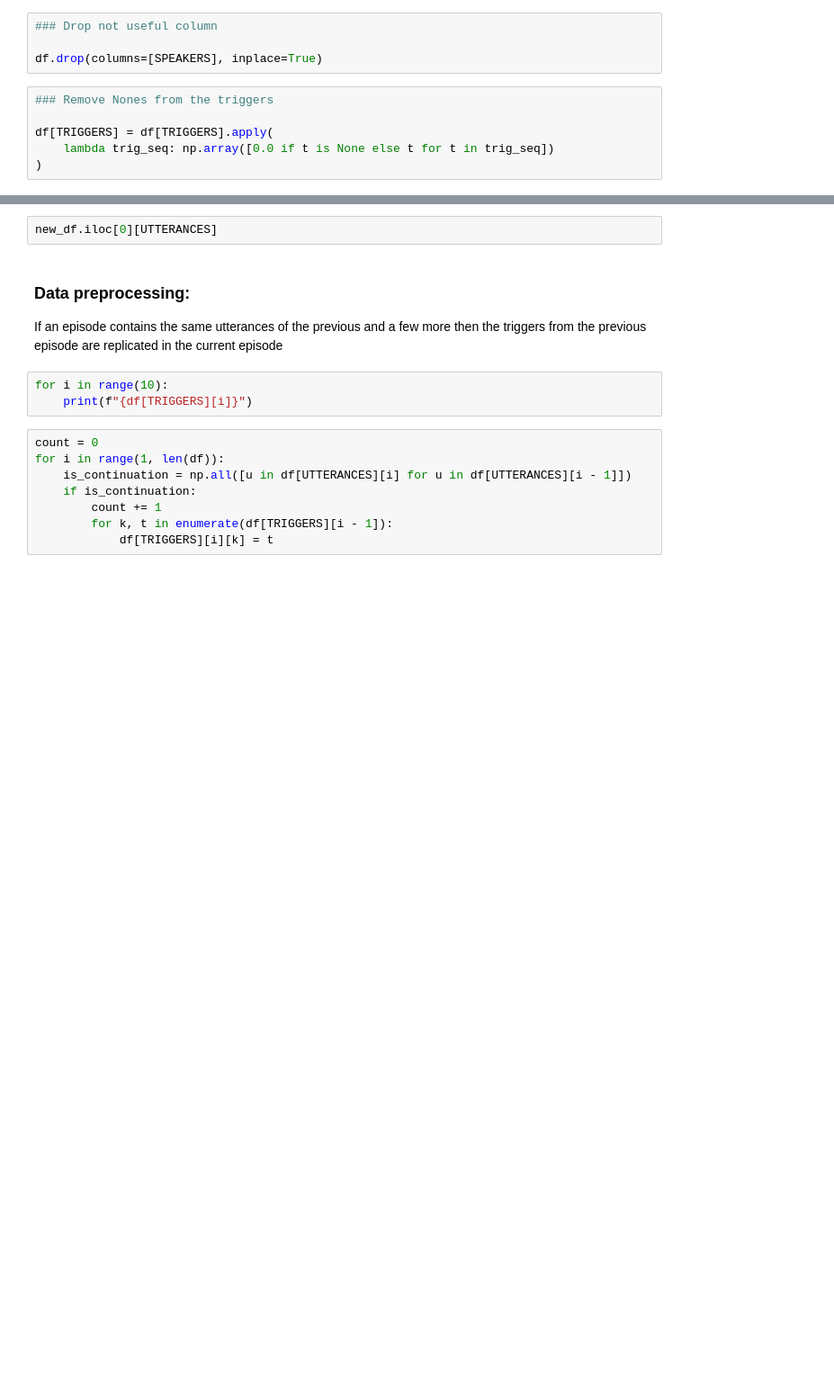
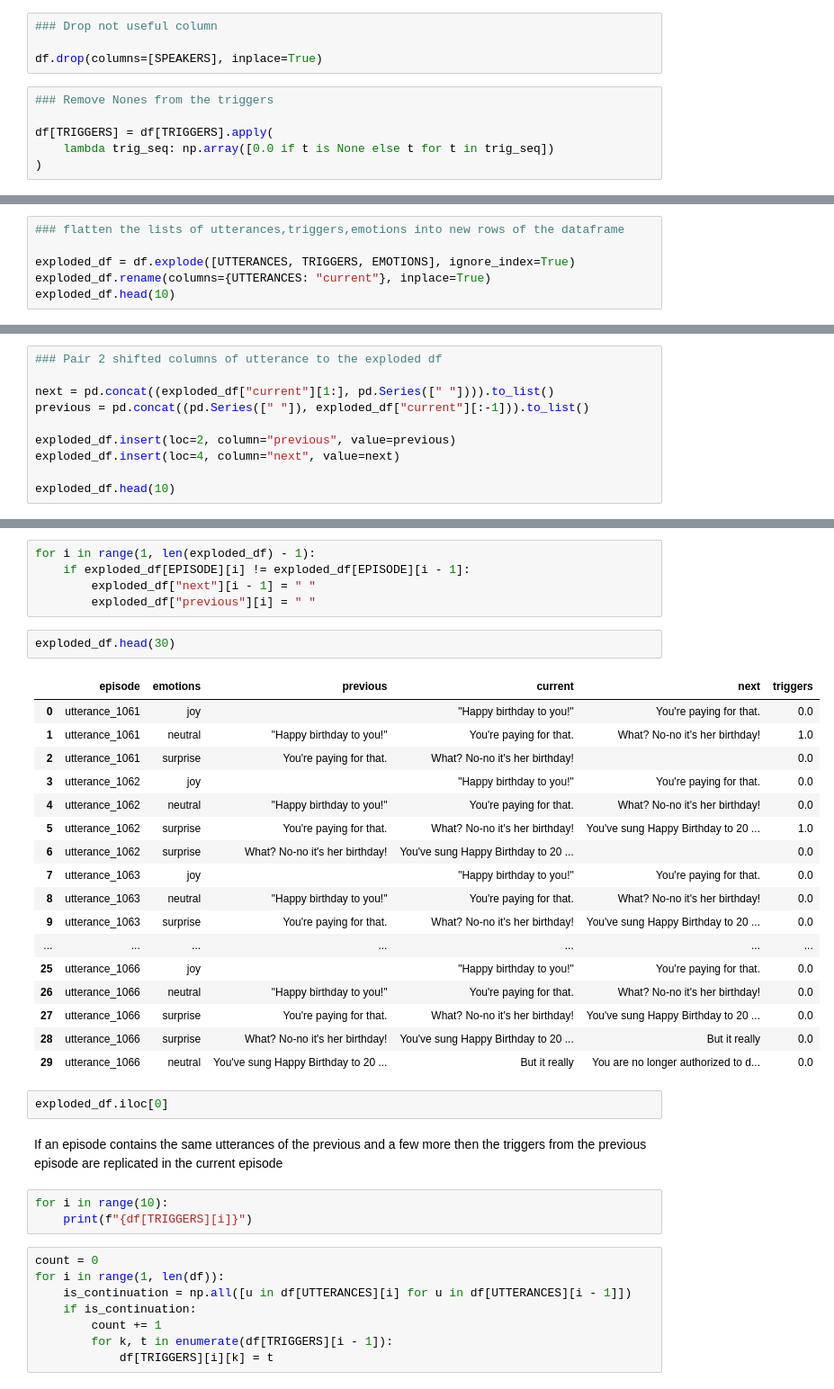
Before and after one commit to LeonardoM999/NLP-project, a Jupyter notebook: project.ipynb, the cells around one changed output, grey strips where cells are left out. Shown at 90% size. Drawn from its saved outputs; the diff is of its cells as text; blank space fills up the shorter version.

Commit message:
df explosion with empty utterances where needed

```diff
--- a/project.ipynb
+++ b/project.ipynb
@@ -91,0 +129,6 @@ new_df.head(10)
+# %%
+### flatten the lists of utterances,triggers,emotions into new rows of the dataframe
+
+exploded_df = df.explode([UTTERANCES, TRIGGERS, EMOTIONS], ignore_index=True)
+exploded_df.rename(columns={UTTERANCES: "current"}, inplace=True)
+exploded_df.head(10)
@@ -91,0 +147,10 @@ new_df.head(10)
+# %%
+### Pair 2 shifted columns of utterance to the exploded df
+
+next = pd.concat((exploded_df["current"][1:], pd.Series([" "]))).to_list()
+previous = pd.concat((pd.Series([" "]), exploded_df["current"][:-1])).to_list()
+
+exploded_df.insert(loc=2, column="previous", value=previous)
+exploded_df.insert(loc=4, column="next", value=next)
+
+exploded_df.head(10)
@@ -92,7 +169,32 @@ new_df.head(10)
+# %%
+for i in range(1, len(exploded_df) - 1):
+    if exploded_df[EPISODE][i] != exploded_df[EPISODE][i - 1]:
+        exploded_df["next"][i - 1] = " "
+        exploded_df["previous"][i] = " "
+# %%
+exploded_df.head(30)
+# %% [output]
+|  | episode | emotions | previous | current | next | triggers |
+| 0 | utterance_1061 | joy |  | "Happy birthday to you!" | You're paying for that. | 0.0 |
+| 1 | utterance_1061 | neutral | "Happy birthday to you!" | You're paying for that. | What? No-no it's her birthday! | 1.0 |
+| 2 | utterance_1061 | surprise | You're paying for that. | What? No-no it's her birthday! |  | 0.0 |
+| 3 | utterance_1062 | joy |  | "Happy birthday to you!" | You're paying for that. | 0.0 |
+| 4 | utterance_1062 | neutral | "Happy birthday to you!" | You're paying for that. | What? No-no it's her birthday! | 0.0 |
+| 5 | utterance_1062 | surprise | You're paying for that. | What? No-no it's her birthday! | You've sung Happy Birthday to 20 ... | 1.0 |
+| 6 | utterance_1062 | surprise | What? No-no it's her birthday! | You've sung Happy Birthday to 20 ... |  | 0.0 |
+| 7 | utterance_1063 | joy |  | "Happy birthday to you!" | You're paying for that. | 0.0 |
+| 8 | utterance_1063 | neutral | "Happy birthday to you!" | You're paying for that. | What? No-no it's her birthday! | 0.0 |
+| 9 | utterance_1063 | surprise | You're paying for that. | What? No-no it's her birthday! | You've sung Happy Birthday to 20 ... | 0.0 |
+| ... | ... | ... | ... | ... | ... | ... |
+| 25 | utterance_1066 | joy |  | "Happy birthday to you!" | You're paying for that. | 0.0 |
+| 26 | utterance_1066 | neutral | "Happy birthday to you!" | You're paying for that. | What? No-no it's her birthday! | 0.0 |
+| 27 | utterance_1066 | surprise | You're paying for that. | What? No-no it's her birthday! | You've sung Happy Birthday to 20 ... | 0.0 |
+| 28 | utterance_1066 | surprise | What? No-no it's her birthday! | You've sung Happy Birthday to 20 ... | But it really | 0.0 |
+| 29 | utterance_1066 | neutral | You've sung Happy Birthday to 20 ... | But it really | You are no longer authorized to d... | 0.0 |
 # %%
-new_df.iloc[0][UTTERANCES]
+exploded_df.iloc[0]
 # %% [markdown]
-### Data preprocessing:
+
 If an episode contains the same utterances of the previous and a few more then the triggers from the previous episode are replicated in the current episode
 # %%
 for i in range(10):
```
Also changed, not shown: parts of 11 cells of this notebook, 1 other file.
